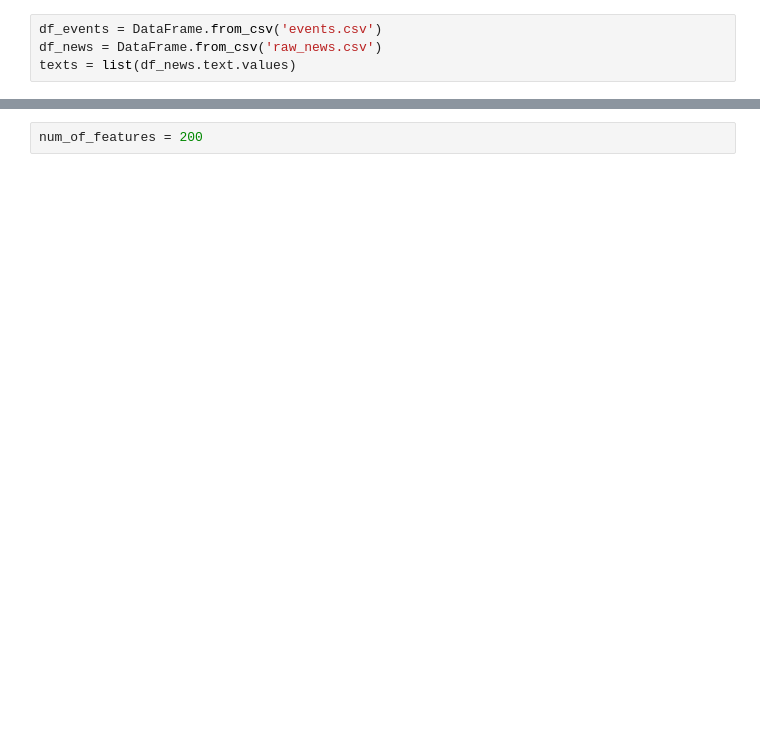
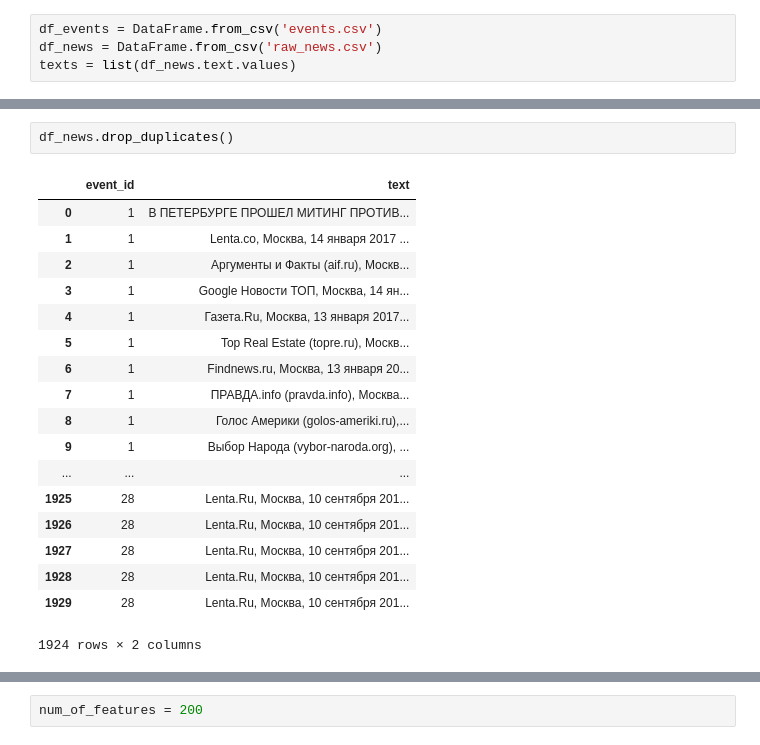
Before and after one commit to artemovae/ML-for-compling, a Jupyter notebook: hw1_clustering/hw1_new_version.ipynb, the cells around one changed output, grey strips where cells are left out. Cells and saved outputs as stored; diff of their text form; blank space fills up the shorter version.

```diff
--- a/hw1_clustering/hw1_new_version.ipynb
+++ b/hw1_clustering/hw1_new_version.ipynb
@@ -69,0 +128,21 @@ texts = list(df_news.text.values)
+# %%
+df_news.drop_duplicates()
+# %% [output]
+|  | event_id | text |
+| 0 | 1 | В ПЕТЕРБУРГЕ ПРОШЕЛ МИТИНГ ПРОТИВ... |
+| 1 | 1 | Lenta.co, Москва, 14 января 2017 ... |
+| 2 | 1 | Аргументы и Факты (aif.ru), Москв... |
+| 3 | 1 | Google Новости ТОП, Москва, 14 ян... |
+| 4 | 1 | Газета.Ru, Москва, 13 января 2017... |
+| 5 | 1 | Top Real Estate (topre.ru), Москв... |
+| 6 | 1 | Findnews.ru, Москва, 13 января 20... |
+| 7 | 1 | ПРАВДА.info (pravda.info), Москва... |
+| 8 | 1 | Голос Америки (golos-ameriki.ru),... |
+| 9 | 1 | Выбор Народа (vybor-naroda.org), ... |
+| ... | ... | ... |
+| 1925 | 28 | Lenta.Ru, Москва, 10 сентября 201... |
+| 1926 | 28 | Lenta.Ru, Москва, 10 сентября 201... |
+| 1927 | 28 | Lenta.Ru, Москва, 10 сентября 201... |
+| 1928 | 28 | Lenta.Ru, Москва, 10 сентября 201... |
+| 1929 | 28 | Lenta.Ru, Москва, 10 сентября 201... |
+1924 rows × 2 columns
```
Also changed, not shown: parts of 42 cells of this notebook.
